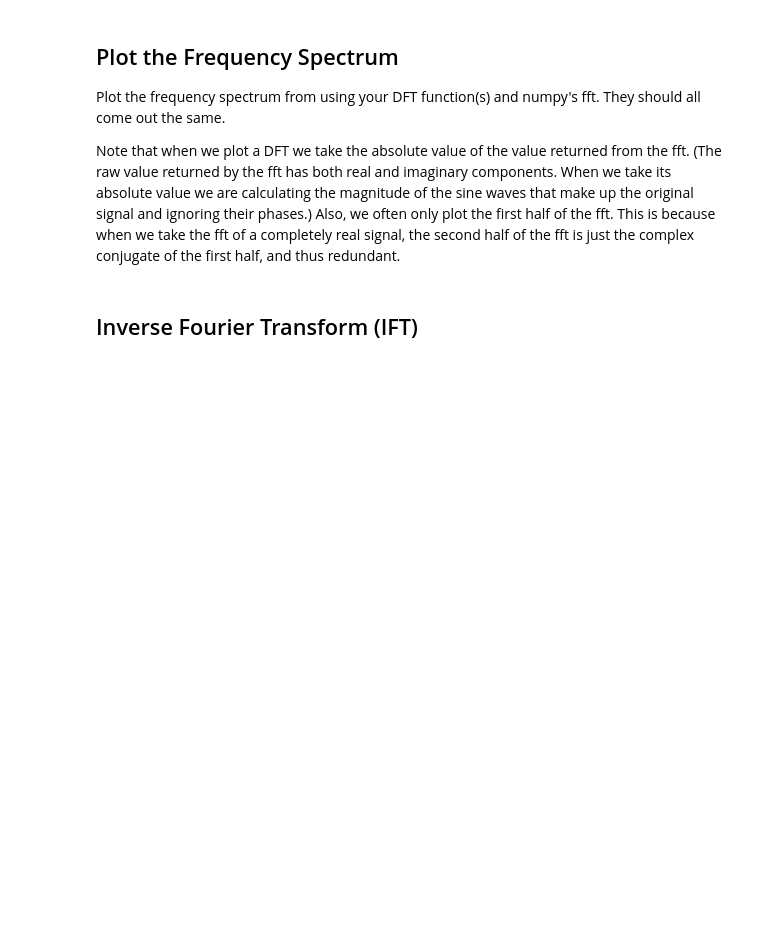
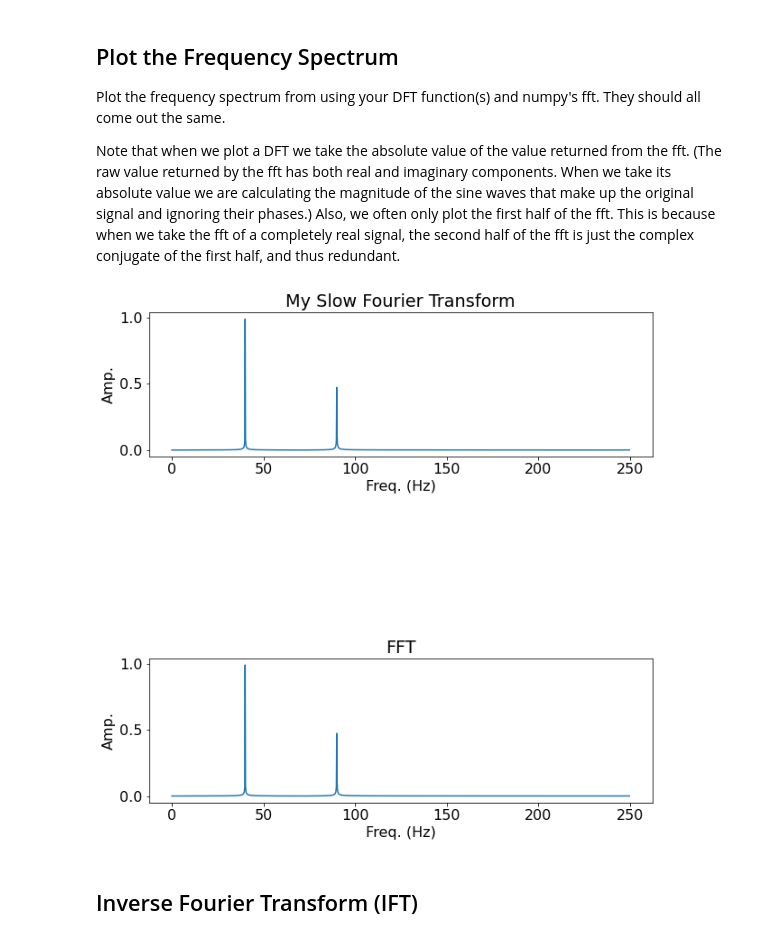
Before and after one commit to krafty-karen/Week2_Public, a Jupyter notebook: Notebooks/03_FourierTransforms/FourierTransforms_Exercises.ipynb, the cells around one changed output. Drawn from its saved outputs; the diff is of its cells as text; code cells hidden in the pictures; blank space fills up the shorter version.

```diff
--- a/Notebooks/03_FourierTransforms/FourierTransforms_Exercises.ipynb
+++ b/Notebooks/03_FourierTransforms/FourierTransforms_Exercises.ipynb
@@ -14,11 +14,18 @@ matplotlib.rcParams.update({'font.size': 16,'figure.figsize':(10,6)})
 $$S[m] = \sum_{n=0}^{N-1} s[n] e^{-i 2 \pi m \left({\frac{n}{N}}\right) }$$
 
 Write a function that computes the DFT of a 1D arraay.
-# %%
-def DFT_slow(s):  #1d array
-  N = s.shape[0]
-  n = np.arange(N)
-  m = n.reshape((N, 1))
-  return s*np.exp(1j*-2*np.pi*m*n/N)
+# %%
+def DFT_slow(s):  #1d array
+  N = s.size                            # number of samples
+
+  S = np.zeros((N,),dtype=complex)      # initialize our array (complex!)
+
+  for n in range(N):                    # calculate for each sample in frequency domain
+
+    for k in range(N):                  # sum over samples in the time domain
+
+      S[n] += s[k]* (np.exp(-2j * np.pi * k * n / N))
+
+  return S                              # G will include the amplitude and phase
 # %% [markdown]
 If you have extra time try writing a function that also computes the DFT but by using the dot product (recall the dot product sums over the element-wise products).
@@ -85,23 +112,45 @@ def plot_FT(ft, T, N, flipxy=False):
 
     """
 
-    f =
+    f = np.fft.fftfreq(N, d=T)
 
 
 
     if not flipxy:
         ## YOUR CODE HERE
+        plt.plot(f[:N // 2], np.abs(ft)[:N // 2] * 2 / N)
+        plt.xlabel('Freq. (Hz)')
+        plt.ylabel('Amp.')
 
     else:
     # sometimes we may want to plot on flipped x/y axis
         ## yOUR CODE HERE
+        plt.plot(np.abs(ft)[:N // 2] * 2 / N, f[:N // 2])
+        plt.xlabel('Freq. (hz')
+        plt.ylabel('amp.')
 # %%
 # plot using the above function you just defined and np.fft.fft to ensure they provide the same answer
 
 T = t[1] - t[0]  # sample rate
 N = len(s)
 
 ## YOUR CODE HERE
+plt.figure(figsize=(10,10))
+plt.subplot(3,1,1)
+plt.title("My Slow Fourier Transform")
+plot_FT(dft,T,N)
+
+# plt.figure(figsize=(10,10))
+# plt.subplot(3,1,2)
+# plt.title("My Fourier Transform")
+# plot_FT(ft,T,N)
+
+plt.subplot(3,1,3)
+plt.title("FFT")
+plot_FT(fft,T,N)
+plt.show()
+# %% [output]
+[figure, added]
 # %% [markdown]
 ## Inverse Fourier Transform (IFT)
 # %% [markdown]
```
Also changed, not shown: parts of 8 cells of this notebook.
